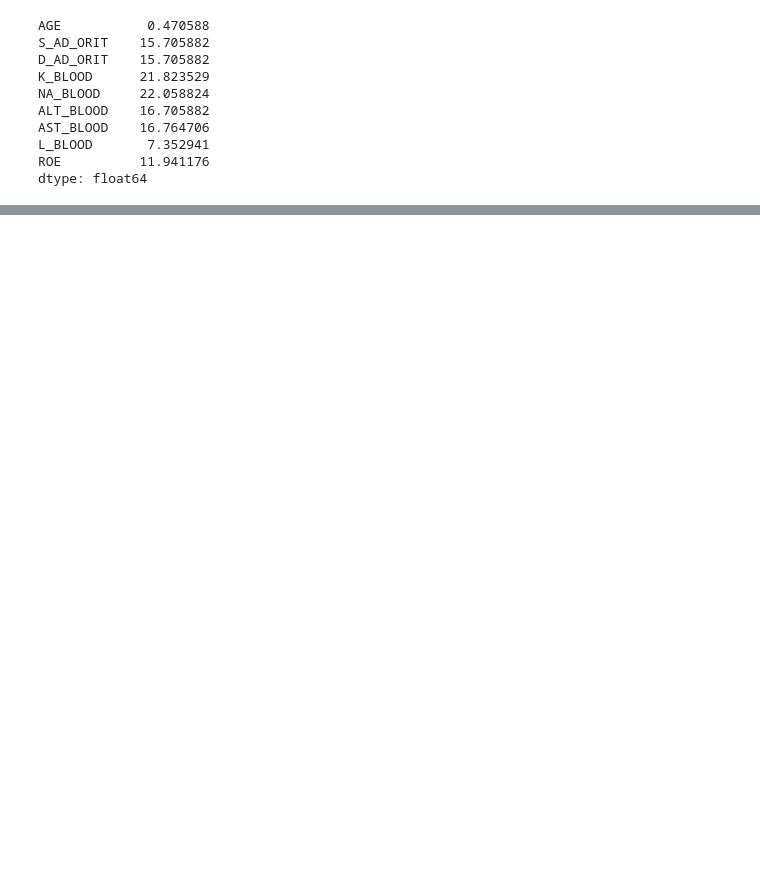
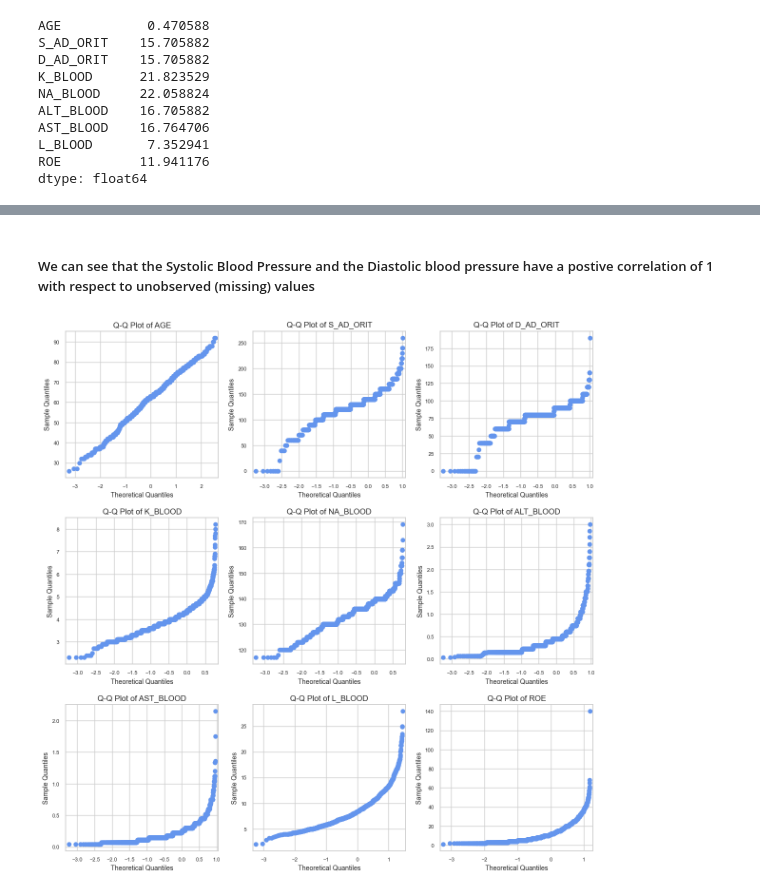
Before and after one commit to saurabh-112000/Myocardial-Infarction-Prediction, a Jupyter notebook: notebook/EDA.ipynb, the cells around one changed output, grey strips where cells are left out. Drawn from its saved outputs; the diff is of its cells as text; code cells hidden in the pictures; blank space fills up the shorter version.

```diff
--- a/notebook/EDA.ipynb
+++ b/notebook/EDA.ipynb
@@ -185,0 +170,24 @@ for col in num_features:
+# %% [markdown]
+##### We can see that the Systolic Blood Pressure and the Diastolic blood pressure have a postive correlation of 1 with respect to unobserved (missing) values
+# %%
+import seaborn as sns
+import statsmodels.api as sm
+
+
+columns_to_plot = df_selected_dropped.columns
+sns.set(style="whitegrid", font_scale=1.2)
+fig, axes = plt.subplots(3, 3, figsize=(12, 12))
+axes = axes.flatten()
+for i, column in enumerate(columns_to_plot):
+    ax = axes[i]
+    sm.qqplot(df_selected_dropped[column], line='s', ax=ax, markerfacecolor='cornflowerblue', markeredgecolor='cornflowerblue')
+    ax.set_title(f'Q-Q Plot of {column}', fontsize=12)
+    ax.set_xlabel('Theoretical Quantiles', fontsize=10)
+    ax.set_ylabel('Sample Quantiles', fontsize=10)
+    ax.tick_params(axis='both', labelsize=8)
+
+
+plt.tight_layout()
+plt.show()
+# %% [output]
+[figure, added]
```
Also changed, not shown: parts of 53 cells of this notebook, 1 other file.
